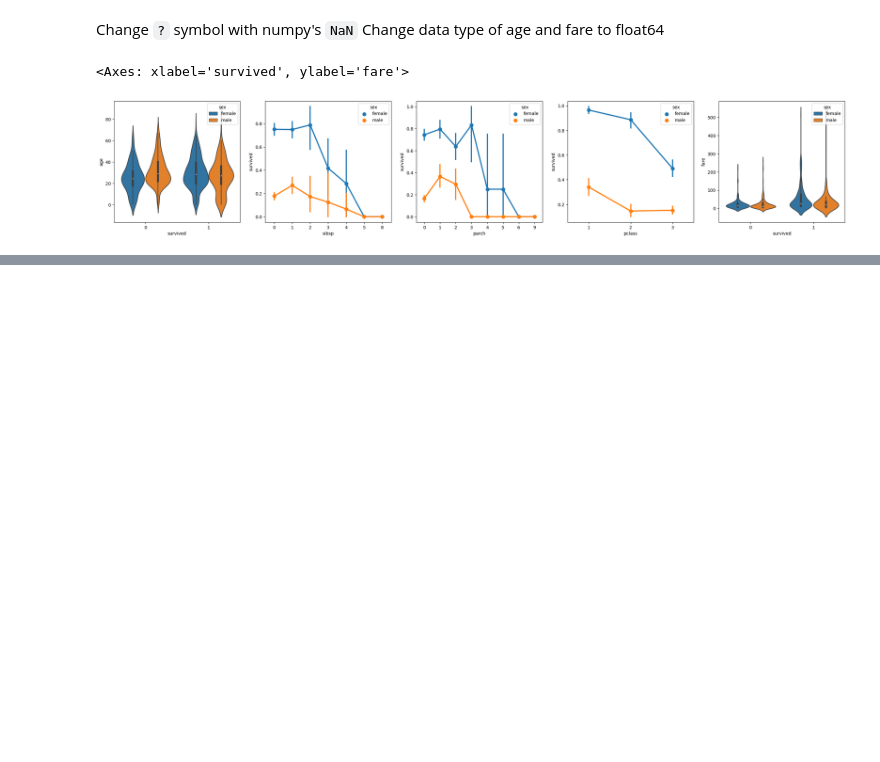
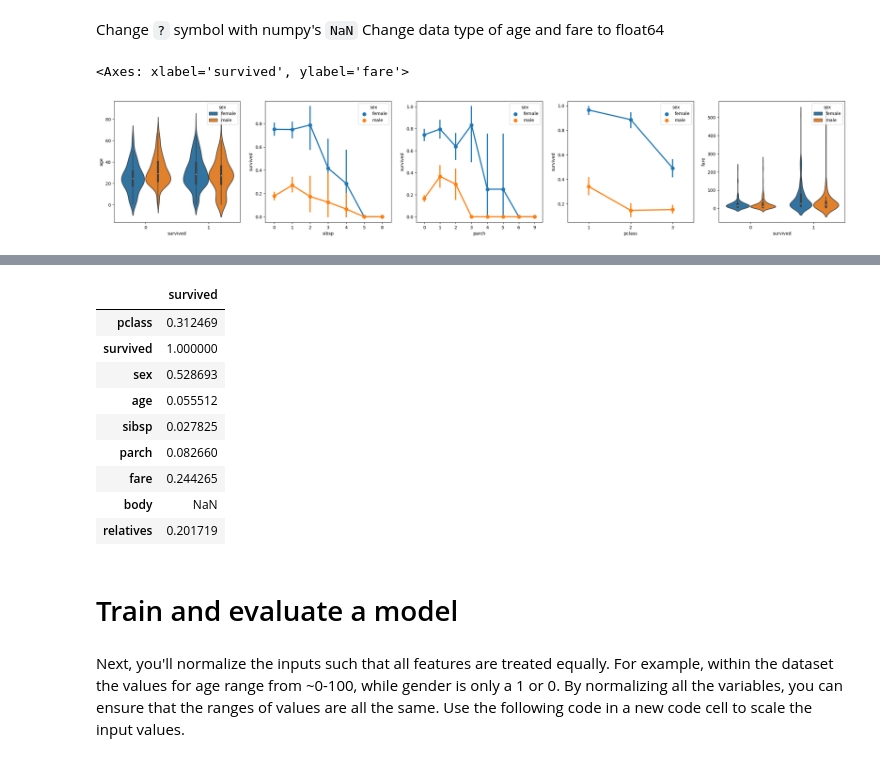
Before and after one commit to kdrkrst/sandbox-notebooks, a Jupyter notebook: projects/data-science-getting-started/hello.ipynb, the cells around one changed output, grey strips where cells are left out. Drawn from its saved outputs; the diff is of its cells as text; code cells hidden in the pictures; blank space fills up the shorter version.

```diff
--- a/projects/data-science-getting-started/hello.ipynb
+++ b/projects/data-science-getting-started/hello.ipynb
@@ -29,0 +38,2 @@ sns.violinplot(x="survived", y="fare", hue="sex", data=data, ax=axs[4])
+# %%
+data.replace({'male': 1, 'female': 0}, inplace=True)
@@ -29,0 +54,14 @@ sns.violinplot(x="survived", y="fare", hue="sex", data=data, ax=axs[4])
+# %%
+data['relatives'] = data.apply (lambda row: int((row['sibsp'] + row['parch']) > 0), axis=1)
+data.corr(numeric_only=True).abs()[["survived"]]
+# %% [output]
+|  | survived |
+| pclass | 0.312469 |
+| survived | 1.000000 |
+| sex | 0.528693 |
+| age | 0.055512 |
+| sibsp | 0.027825 |
+| parch | 0.082660 |
+| fare | 0.244265 |
+| body | NaN |
+| relatives | 0.201719 |
@@ -29,0 +70,2 @@ sns.violinplot(x="survived", y="fare", hue="sex", data=data, ax=axs[4])
+# %% [markdown]
+# Train and evaluate a model
@@ -29,0 +75,2 @@ sns.violinplot(x="survived", y="fare", hue="sex", data=data, ax=axs[4])
+# %% [markdown]
+Next, you'll normalize the inputs such that all features are treated equally. For example, within the dataset the values for age range from ~0-100, while gender is only a 1 or 0. By normalizing all the variables, you can ensure that the ranges of values are all the same. Use the following code in a new code cell to scale the input values.
```
Also changed, not shown: parts of 22 cells of this notebook.
